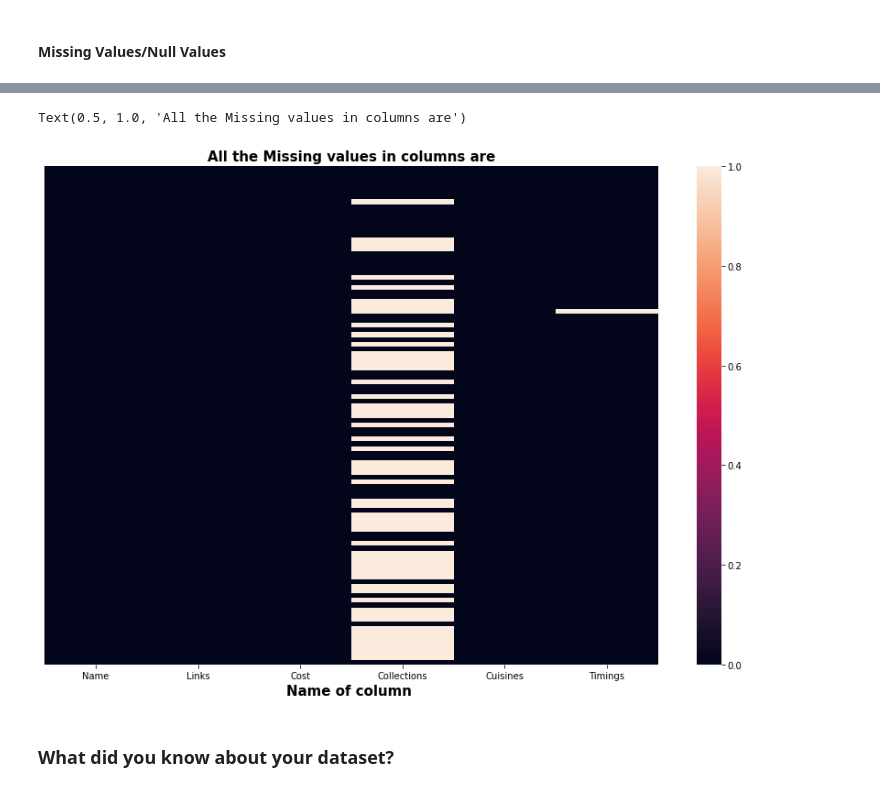
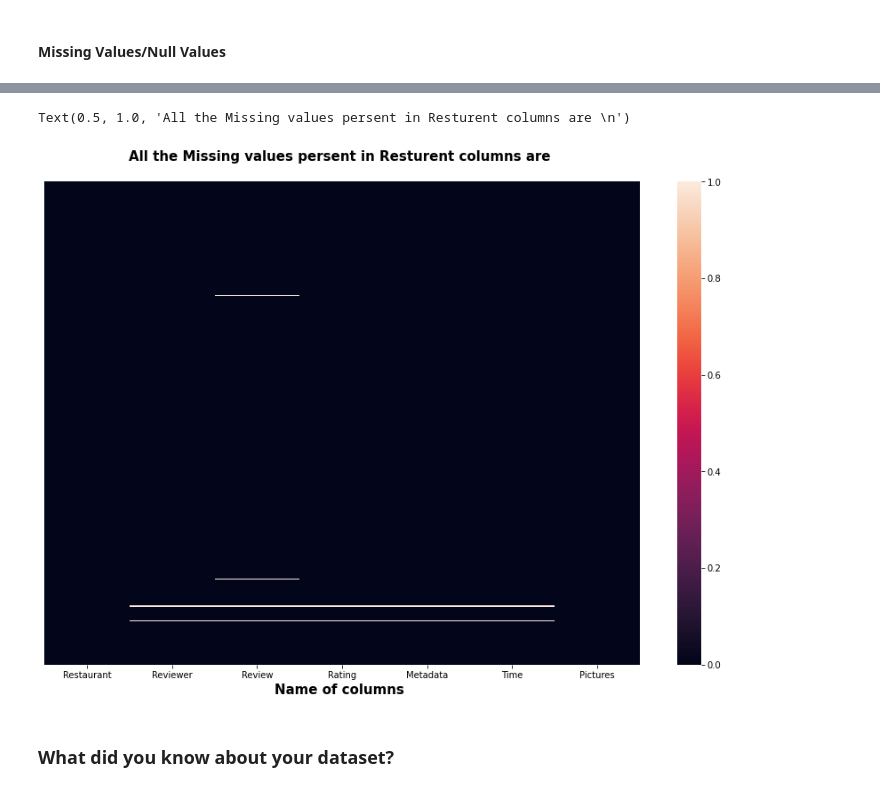
Before and after one commit to Asif-Ansari-bbl/Zomato-Resturent-Clustering-and-Sentiment-Analysis, a Jupyter notebook: Zomato_resturent_Clustering_and_Sentiment_Analysis.ipynb, the cells around one changed output, grey strips where cells are left out. Cells and saved outputs as stored; diff of their text form; code cells hidden in the pictures.

```diff
--- a/Zomato_resturent_Clustering_and_Sentiment_Analysis.ipynb
+++ b/Zomato_resturent_Clustering_and_Sentiment_Analysis.ipynb
@@ -218,12 +207,12 @@ dtype: int64
 # %%
 # Visualizing the missing values
 plt.figure(figsize=(15,10))
-sns.heatmap(resturent_df.isnull(), cbar=True , yticklabels= False)
-plt.xlabel('Name of column ', size =15, weight='bold')
-plt.title('All the Missing values in columns are', fontweight= 'bold', size=15)
+sns.heatmap(review_df.isnull(), cbar=True , yticklabels= False)
+plt.xlabel('Name of columns ', size =15, weight='bold')
+plt.title('All the Missing values persent in Resturent columns are \n', fontweight= 'bold', size=15)
 # %% [output]
-Text(0.5, 1.0, 'All the Missing values in columns are')
+Text(0.5, 1.0, 'All the Missing values persent in Resturent columns are \n')
-[figure, old version]
+[figure, new version]
 # %% [markdown]
 ### What did you know about your dataset?
 # %% [markdown]
```
Also changed, not shown: parts of 13 cells of this notebook.
